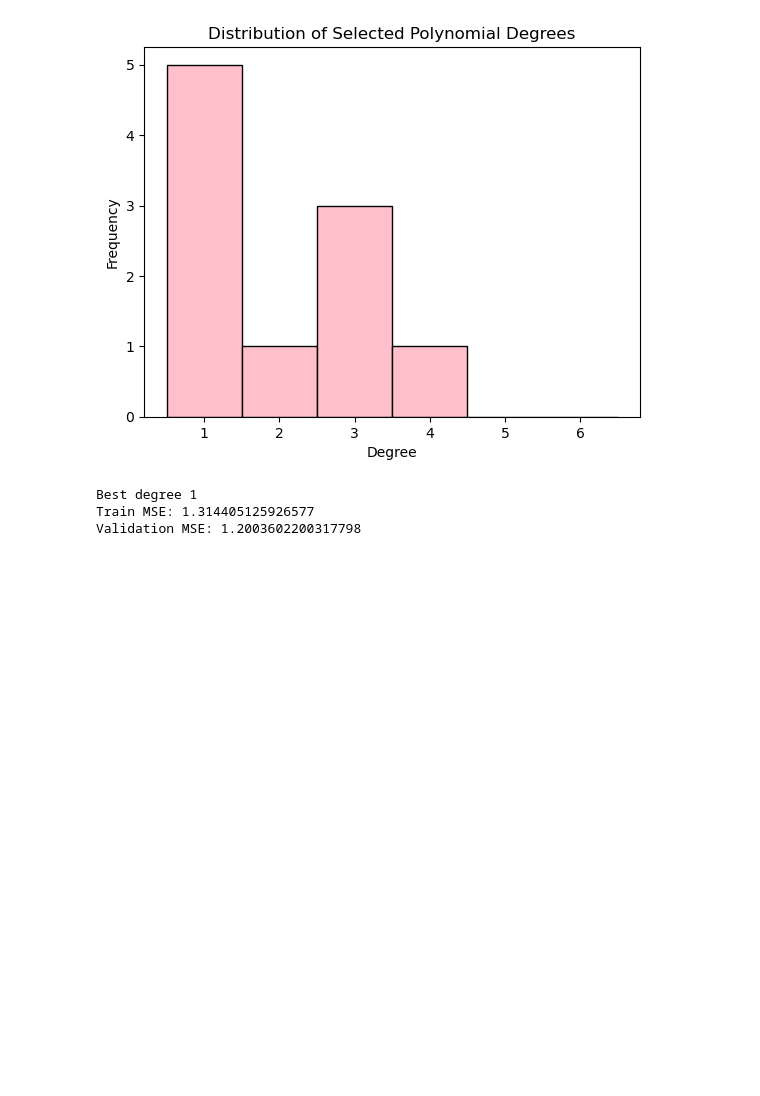
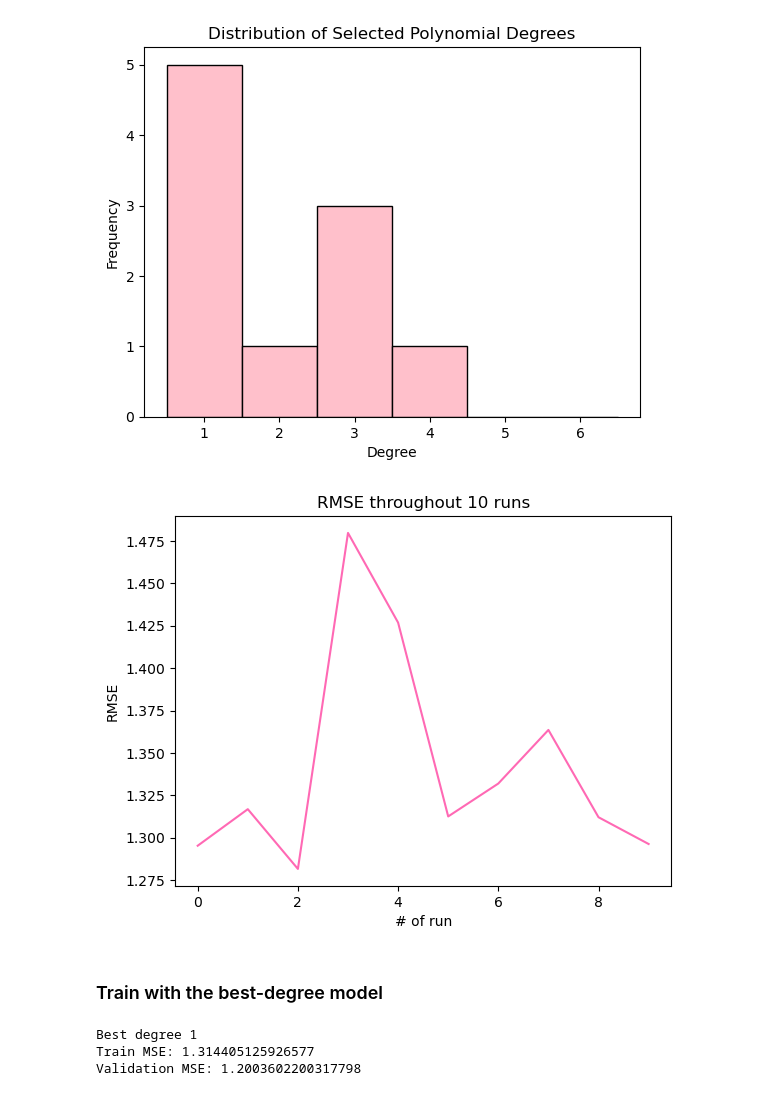
Before and after one commit to AgnJed/ML_the_3-body_problem, a Jupyter notebook: machine-learning-nova-1.ipynb, the cells around one changed output. Cells and saved outputs as stored; diff of their text form; code cells hidden in the pictures; blank space fills up the shorter version.

Commit message:
save to csv funtion; updated polynomial

```diff
--- a/machine-learning-nova-1.ipynb
+++ b/machine-learning-nova-1.ipynb
@@ -274,7 +290,7 @@ from sklearn.preprocessing import PolynomialFeatures
 from sklearn.linear_model import RidgeCV
 from sklearn.metrics import mean_squared_error
 
-def validate_poly_regression(X_train, y_train, X_val, y_val, regressor=None, degrees=range(1,7), max_features=None):
+def validate_poly_regression(X_train, y_train, X_val, y_val, regressor=None, degrees=range(1,10), max_features=None):
 
     best_rsme = 1000
     best_degree = 0
@@ -300,10 +316,10 @@ def validate_poly_regression(X_train, y_train, X_val, y_val, regressor=None, deg
 
 
         train_error = np.sqrt(mean_squared_error(y_train, y_train_predict))
-        #print("Train MSE:", train_error)
+        #print("Train RMSE:", train_error)
 
         val_error = np.sqrt(mean_squared_error(y_val, y_val_predict))
-        #print("Test MSE:", val_error)
+        #print("Test RMSE:", val_error)
 
         if val_error < best_rsme:
             best_rsme = val_error
@@ -314,14 +330,14 @@ def validate_poly_regression(X_train, y_train, X_val, y_val, regressor=None, deg
 
     return train_scores, validation_scores, best_rsme, best_degree, n_features_list
 # %%
-degrees=range(1,7)
+degrees=range(1,10)
 degree_scores = {d: {'train_scores': [], 'test_scores': []} for d in degrees}
 best_rsmes = []
 best_degrees = []
 
 for _ in range(10):
 
-    sample_train_set = train_set.sample(frac=0.0001)
+    sample_train_set = train_set.sample(frac=0.01)
     sample_input_train = sample_train_set[["t","x_1_init", "y_1_init", "x_2_init", "y_2_init", "x_3_init", "y_3_init"]]
     sample_output_train = sample_train_set[["x_1", "y_1", "x_2", "y_2", "x_3", "y_3"]]
 
@@ -333,3 +349,11 @@ for _ in range(10):
     for d in degrees:
         degree_scores[d]['train_scores'].append(train_scores[d-1])
         degree_scores[d]['test_scores'].append(validation_scores[d-1])
+
+# Save best RMSEs and degrees to CSV
+df_best = pd.DataFrame({
+    'best_degree': best_degrees,
+    'best_rsme': best_rsmes
+
+})
+df_best.to_csv('./output/csv/PR_best_rsme_degrees.csv', index=False)
@@ -361,6 +374,16 @@ plt.ylabel('Frequency')
 plt.show()
 # %% [output]
 [figure]
+# %%
+plt.plot(best_rsmes, color='hotpink')
+plt.title('RMSE throughout 10 runs')
+plt.xlabel('# of run')
+plt.ylabel('RMSE')
+plt.show()
+# %% [output]
+[figure, added]
+# %% [markdown]
+### Train with the best-degree model
 # %%
 best_degree_ever = max(set(best_degrees), key=best_degrees.count)
 
```
Also changed, not shown: parts of 7 cells of this notebook, 4 other files.
